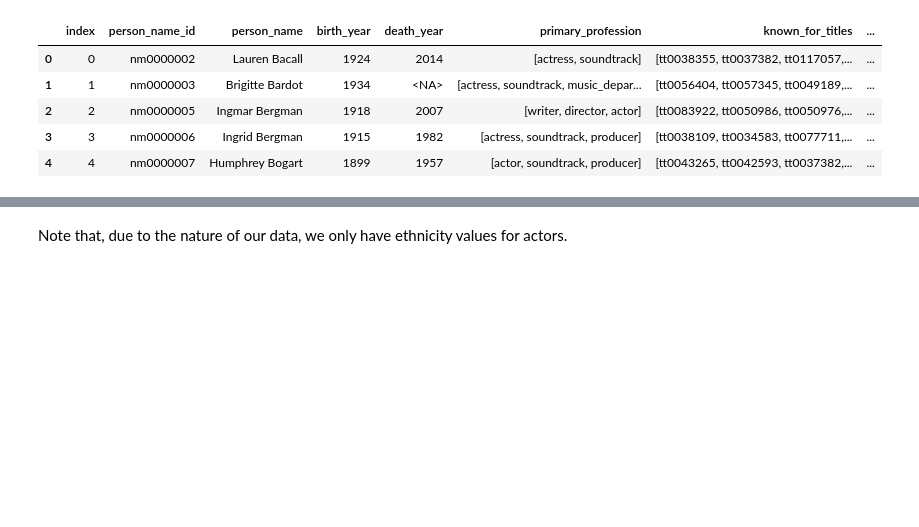
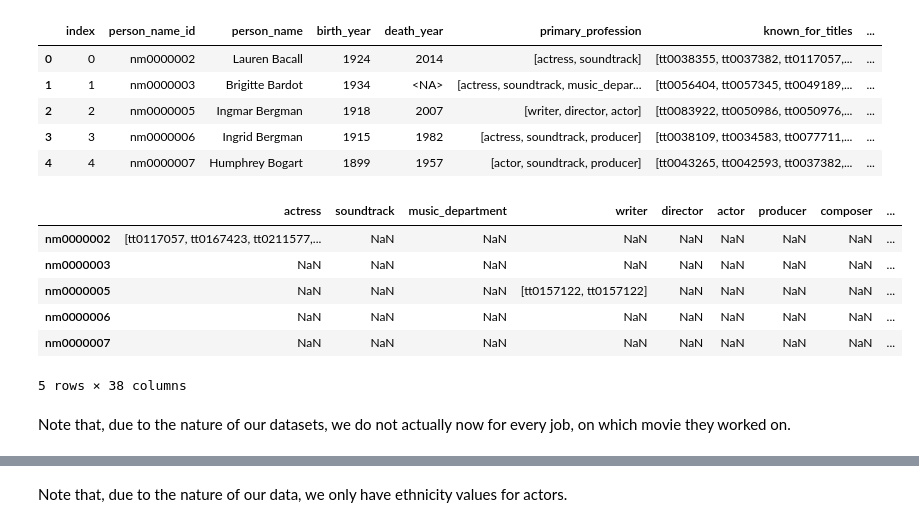
Before and after one commit to epfl-ada/ada-2022-project-tacocat, a Jupyter notebook: milestone_2.ipynb, the cells around one changed output, grey strips where cells are left out. Drawn from its saved outputs; the diff is of its cells as text; code cells hidden in the pictures; blank space fills up the shorter version.

Commit message:
add is_in_movies dataframe

```diff
--- a/milestone_2.ipynb
+++ b/milestone_2.ipynb
@@ -231,3 +231,15 @@ load_people().head(5)
 | 2 | 2 | nm0000005 | Ingmar Bergman | 1918 | 2007 | [writer, director, actor] | [tt0083922, tt0050986, tt0050976,... | ... |
 | 3 | 3 | nm0000006 | Ingrid Bergman | 1915 | 1982 | [actress, soundtrack, producer] | [tt0038109, tt0034583, tt0077711,... | ... |
 | 4 | 4 | nm0000007 | Humphrey Bogart | 1899 | 1957 | [actor, soundtrack, producer] | [tt0043265, tt0042593, tt0037382,... | ... |
+# %%
+load_is_in_movies().head(5)
+# %% [output]
+|  | actress | soundtrack | music_department | writer | director | actor | producer | composer | ... |
+| nm0000002 | [tt0117057, tt0167423, tt0211577,... | NaN | NaN | NaN | NaN | NaN | NaN | NaN | ... |
+| nm0000003 | NaN | NaN | NaN | NaN | NaN | NaN | NaN | NaN | ... |
+| nm0000005 | NaN | NaN | NaN | [tt0157122, tt0157122] | NaN | NaN | NaN | NaN | ... |
+| nm0000006 | NaN | NaN | NaN | NaN | NaN | NaN | NaN | NaN | ... |
+| nm0000007 | NaN | NaN | NaN | NaN | NaN | NaN | NaN | NaN | ... |
+5 rows × 38 columns
+# %% [markdown]
+Note that, due to the nature of our datasets, we do not actually now for every job, on which movie they worked on.
```
Also changed, not shown: parts of 1 cell of this notebook, 3 other files.
